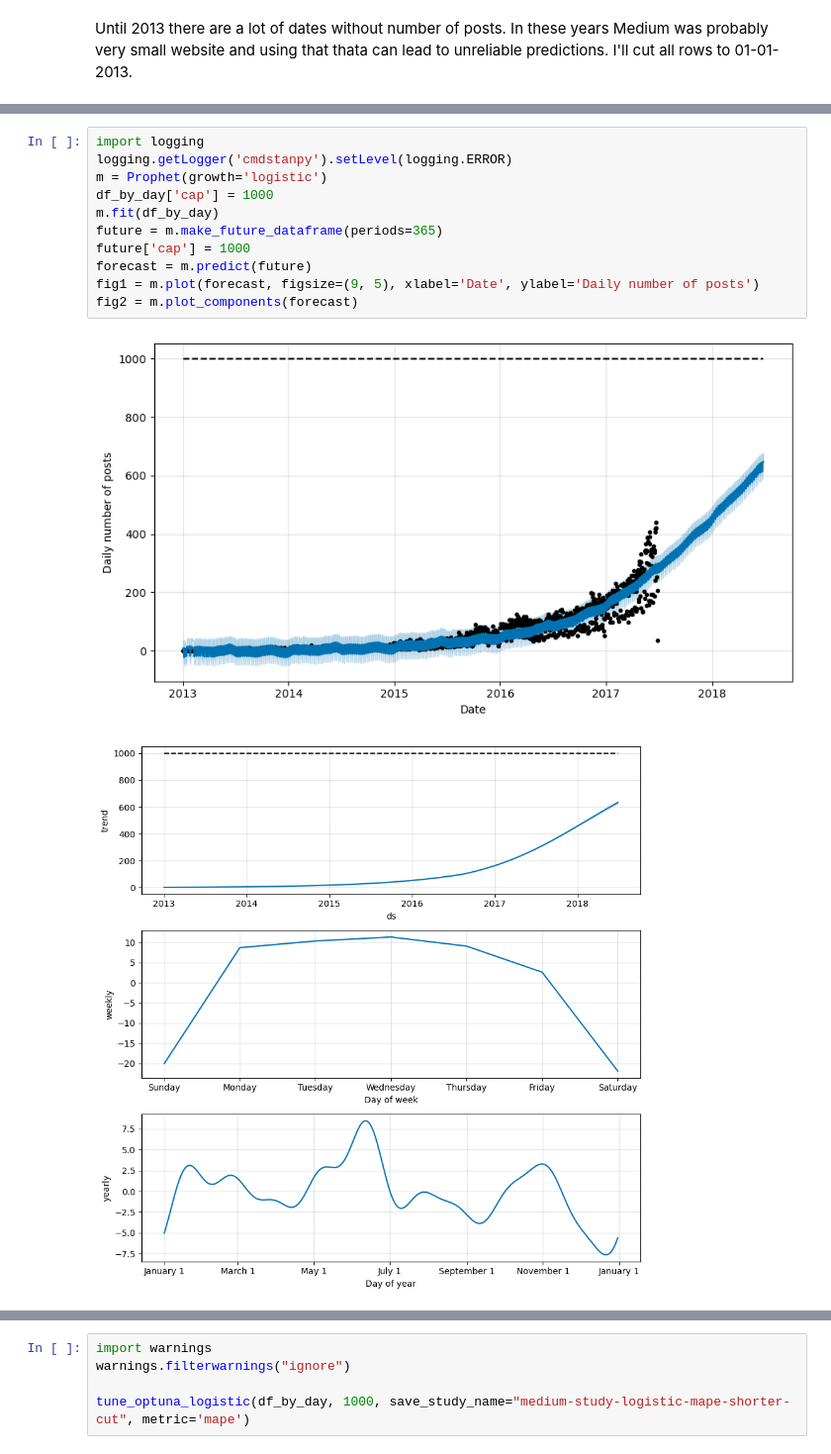
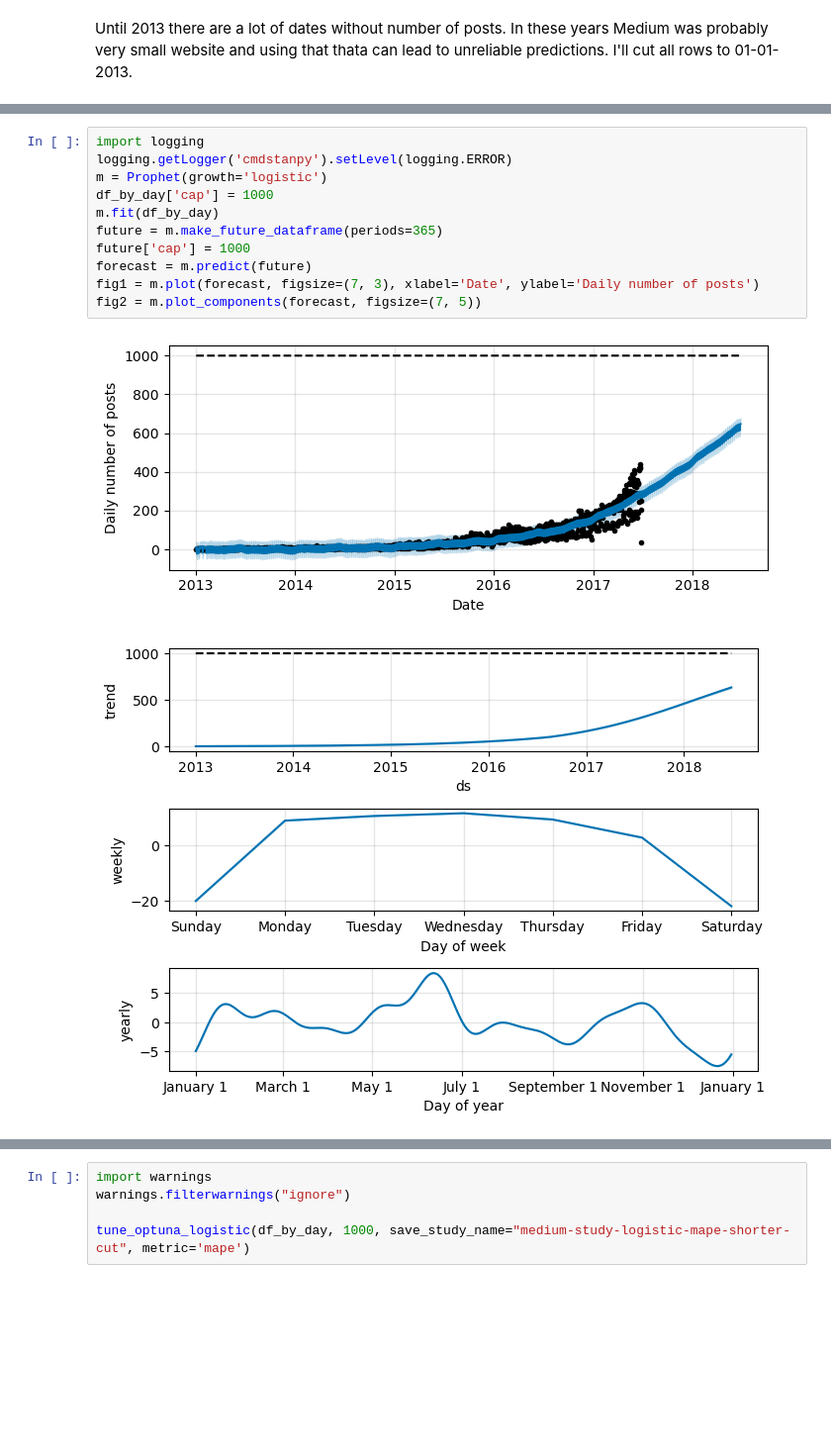
Before and after one commit to jansowa/prophet-examples, a Jupyter notebook: article.ipynb, the cells around one changed output, grey strips where cells are left out. Shown at 99% size. Drawn from its saved outputs; the diff is of its cells as text; blank space fills up the shorter version.

```diff
--- a/article.ipynb
+++ b/article.ipynb
@@ -56,14 +60,14 @@ Text(0, 0.5, 'Number of posts')
 # %%
 import logging
 logging.getLogger('cmdstanpy').setLevel(logging.ERROR)
 m = Prophet(growth='logistic')
 df_by_day['cap'] = 1000
 m.fit(df_by_day)
 future = m.make_future_dataframe(periods=365)
 future['cap'] = 1000
 forecast = m.predict(future)
-fig1 = m.plot(forecast, figsize=(9, 5), xlabel='Date', ylabel='Daily number of posts')
-fig2 = m.plot_components(forecast)
+fig1 = m.plot(forecast, figsize=(7, 3), xlabel='Date', ylabel='Daily number of posts')
+fig2 = m.plot_components(forecast, figsize=(7, 5))
 # %% [output]
-[figure, old version]
+[figure, new version]
-[figure, old version]
+[figure, new version]
```
Also changed, not shown: parts of 24 cells of this notebook.
